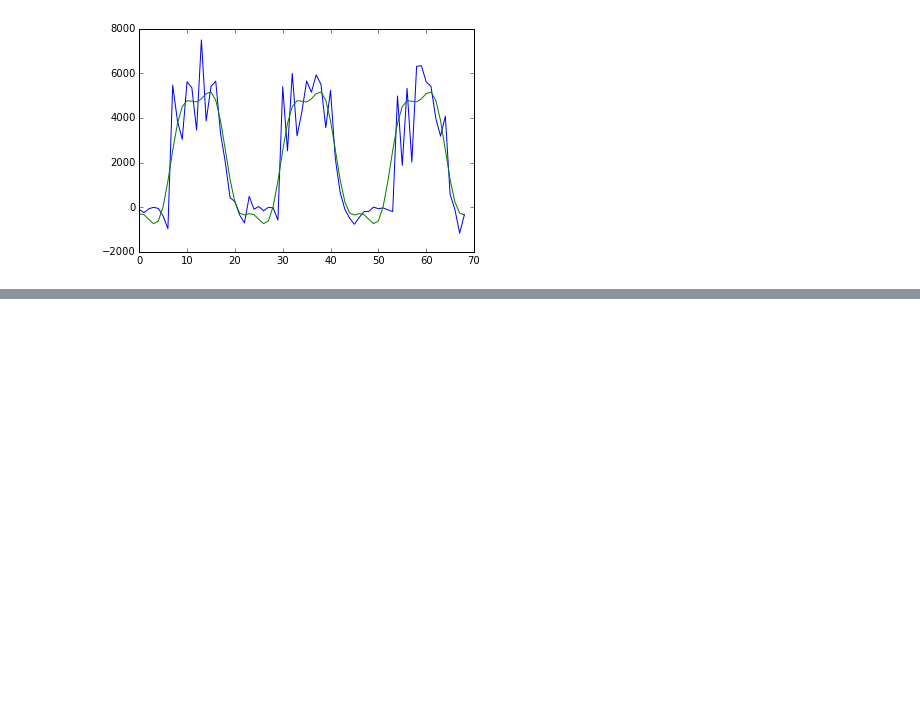
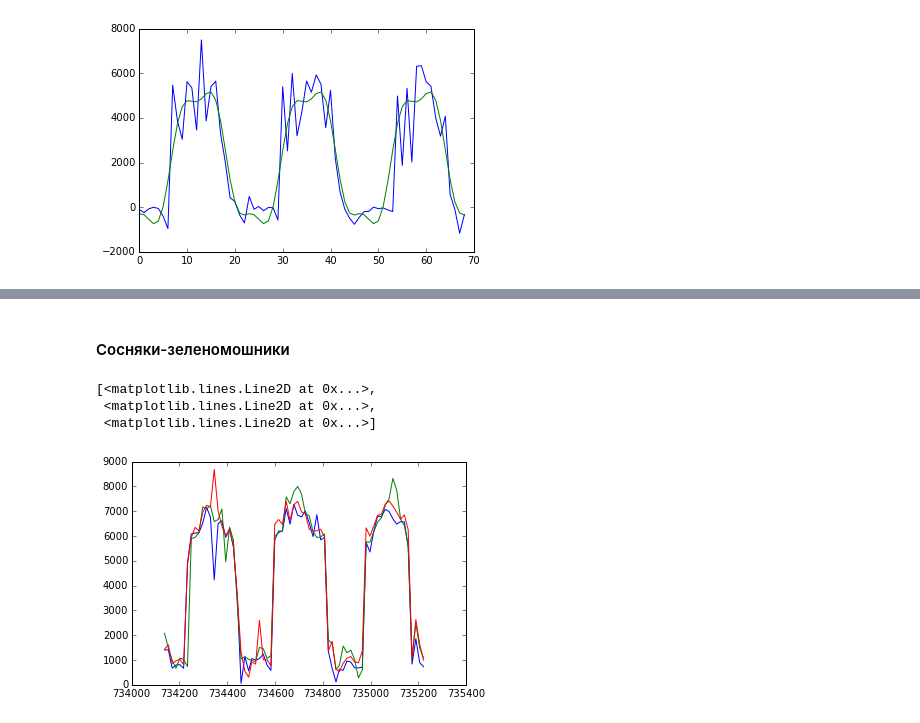
Before and after one commit to KolesovDmitry/remote_sensing, a Jupyter notebook: FFT_NDVI_Segmentation.ipynb, the cells around one changed output, grey strips where cells are left out. Drawn from its saved outputs; the diff is of its cells as text; code cells hidden in the pictures; blank space fills up the shorter version.

```diff
--- a/FFT_NDVI_Segmentation.ipynb
+++ b/FFT_NDVI_Segmentation.ipynb
@@ -194,0 +248,14 @@ plot(t, water0, t, water0_filt)
+# %% [markdown]
+#### Сосняки-зеленомошники
+# %%
+pine_files = ['data/MODIS/point_10_NDVI.csv', 'data/MODIS/point_11_NDVI.csv', 'data/MODIS/point_12_NDVI.csv']
+
+pine_frames = map(get_modis_ndvi_frame, pine_files)
+plot(pine_frames[0].DayNum, pine_frames[0].NDVI,
+     pine_frames[1].DayNum, pine_frames[1].NDVI,
+     pine_frames[2].DayNum, pine_frames[2].NDVI)
+# %% [output]
+[<matplotlib.lines.Line2D at 0x...>,
+ <matplotlib.lines.Line2D at 0x...>,
+ <matplotlib.lines.Line2D at 0x...>]
+[figure, added]
```
Also changed, not shown: parts of 50 cells of this notebook.
